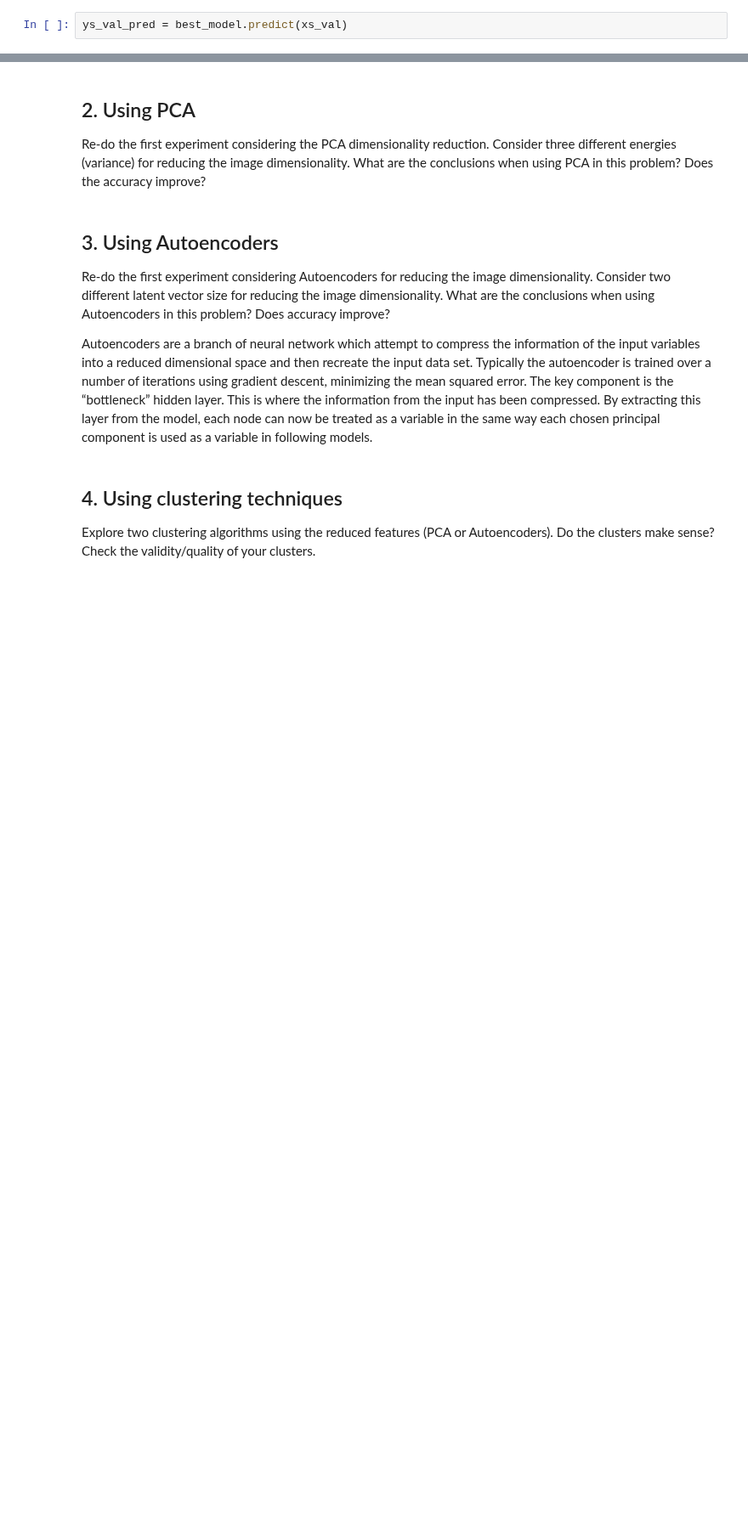
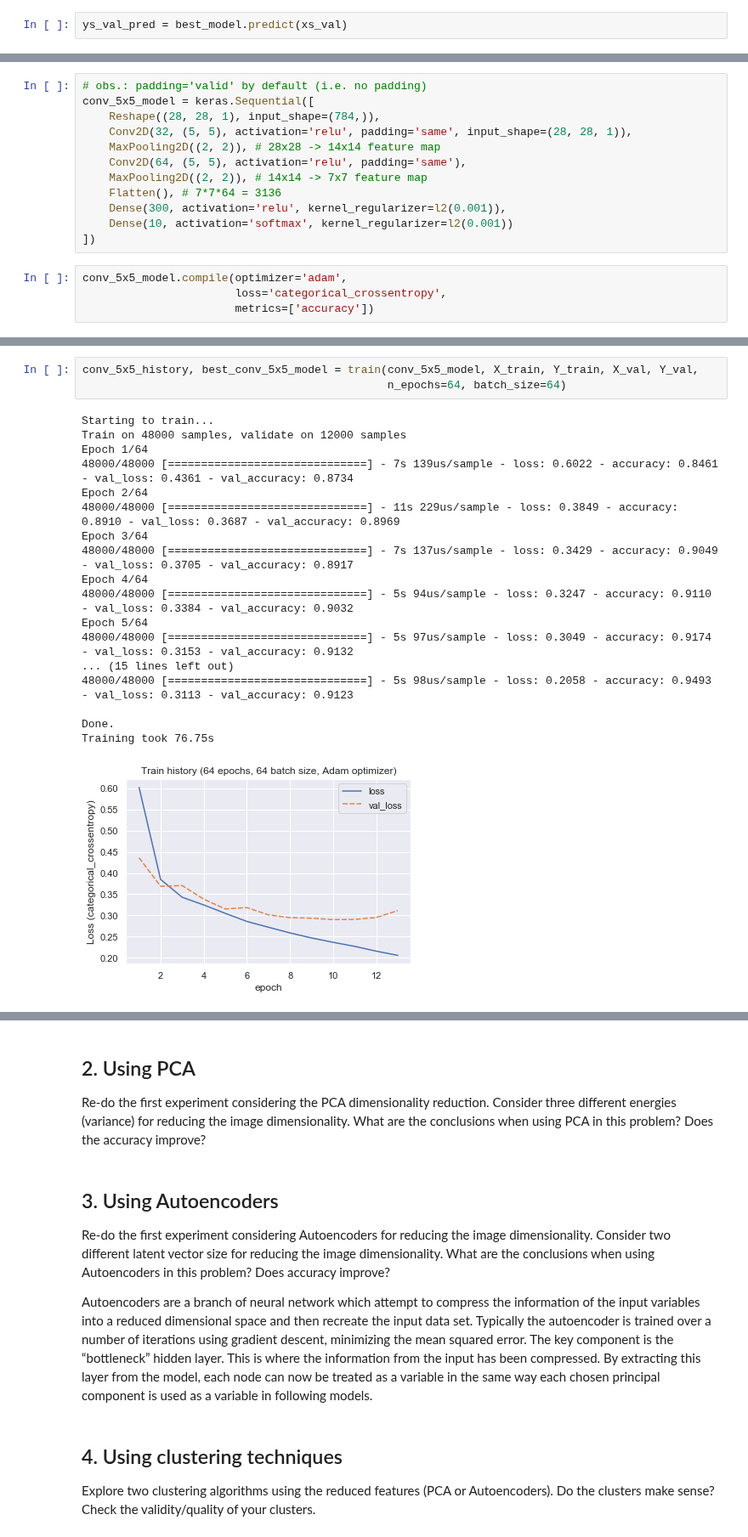
Before and after one commit to laurelkeys/machine-learning, a Jupyter notebook: assignment-3/preassignment/PreAssignment3.ipynb, the cells around one changed output, grey strips where cells are left out. Shown at 85% size. Saved outputs shown, nothing was run; the diff lists cells and outputs as text; blank space fills up the shorter version.

```diff
--- a/assignment-3/preassignment/PreAssignment3.ipynb
+++ b/assignment-3/preassignment/PreAssignment3.ipynb
@@ -343,0 +438,16 @@ print_cm(ys_val, np.argmax(ys_val_pred, axis=1), CLASS_NAME)
+# %%
+# obs.: padding='valid' by default (i.e. no padding)
+conv_5x5_model = keras.Sequential([
+    Reshape((28, 28, 1), input_shape=(784,)),
+    Conv2D(32, (5, 5), activation='relu', padding='same', input_shape=(28, 28, 1)),
+    MaxPooling2D((2, 2)), # 28x28 -> 14x14 feature map
+    Conv2D(64, (5, 5), activation='relu', padding='same'),
+    MaxPooling2D((2, 2)), # 14x14 -> 7x7 feature map
+    Flatten(), # 7*7*64 = 3136
+    Dense(300, activation='relu', kernel_regularizer=l2(0.001)),
+    Dense(10, activation='softmax', kernel_regularizer=l2(0.001))
+])
+# %%
+conv_5x5_model.compile(optimizer='adam',
+                       loss='categorical_crossentropy',
+                       metrics=['accuracy'])
@@ -343,0 +484,22 @@ print_cm(ys_val, np.argmax(ys_val_pred, axis=1), CLASS_NAME)
+# %%
+conv_5x5_history, best_conv_5x5_model = train(conv_5x5_model, X_train, Y_train, X_val, Y_val,
+                                              n_epochs=64, batch_size=64)
+# %% [output]
+Starting to train...
+Train on 48000 samples, validate on 12000 samples
+Epoch 1/64
+48000/48000 [==============================] - 7s 139us/sample - loss: 0.6022 - accuracy: 0.8461 - val_loss: 0.4361 - val_accuracy: 0.8734
+Epoch 2/64
+48000/48000 [==============================] - 11s 229us/sample - loss: 0.3849 - accuracy: 0.8910 - val_loss: 0.3687 - val_accuracy: 0.8969
+Epoch 3/64
+48000/48000 [==============================] - 7s 137us/sample - loss: 0.3429 - accuracy: 0.9049 - val_loss: 0.3705 - val_accuracy: 0.8917
+Epoch 4/64
+48000/48000 [==============================] - 5s 94us/sample - loss: 0.3247 - accuracy: 0.9110 - val_loss: 0.3384 - val_accuracy: 0.9032
+Epoch 5/64
+48000/48000 [==============================] - 5s 97us/sample - loss: 0.3049 - accuracy: 0.9174 - val_loss: 0.3153 - val_accuracy: 0.9132
+... (15 lines left out)
+48000/48000 [==============================] - 5s 98us/sample - loss: 0.2058 - accuracy: 0.9493 - val_loss: 0.3113 - val_accuracy: 0.9123
+
+Done.
+Training took 76.75s
+[figure, added]
```
Also changed, not shown: parts of 29 cells of this notebook.
